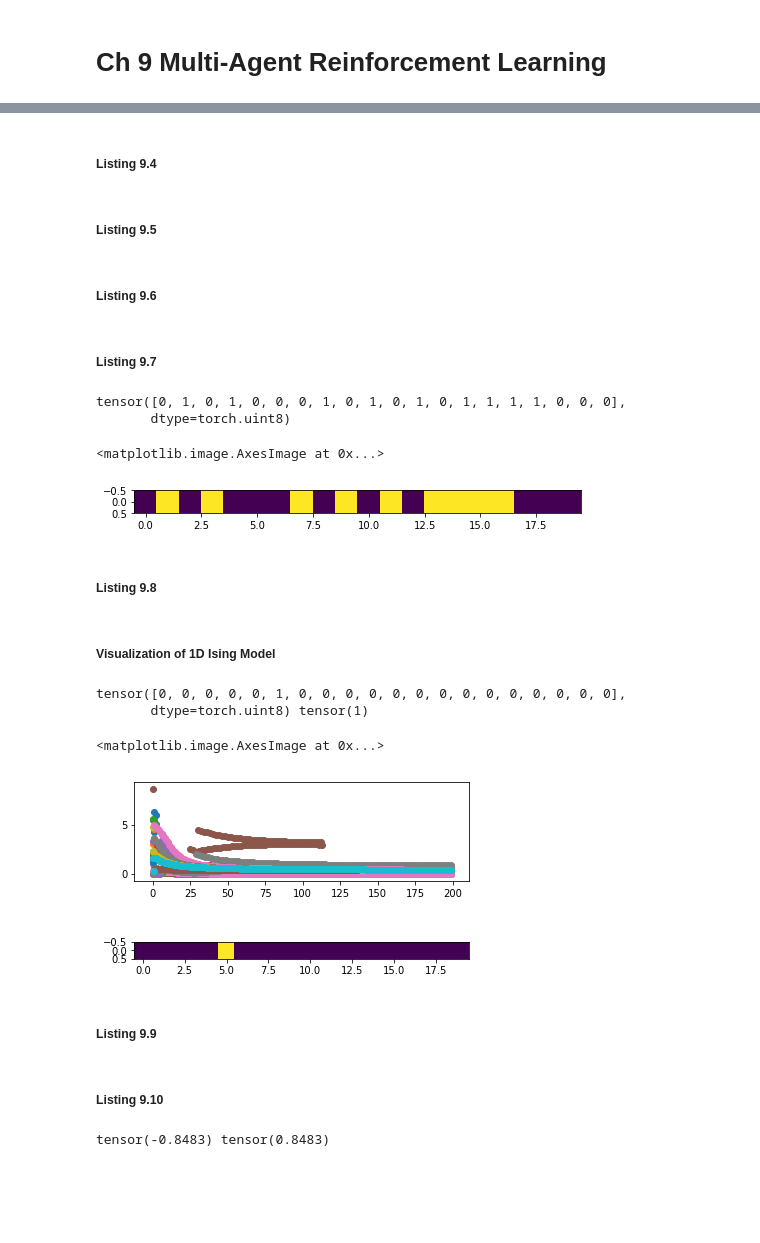
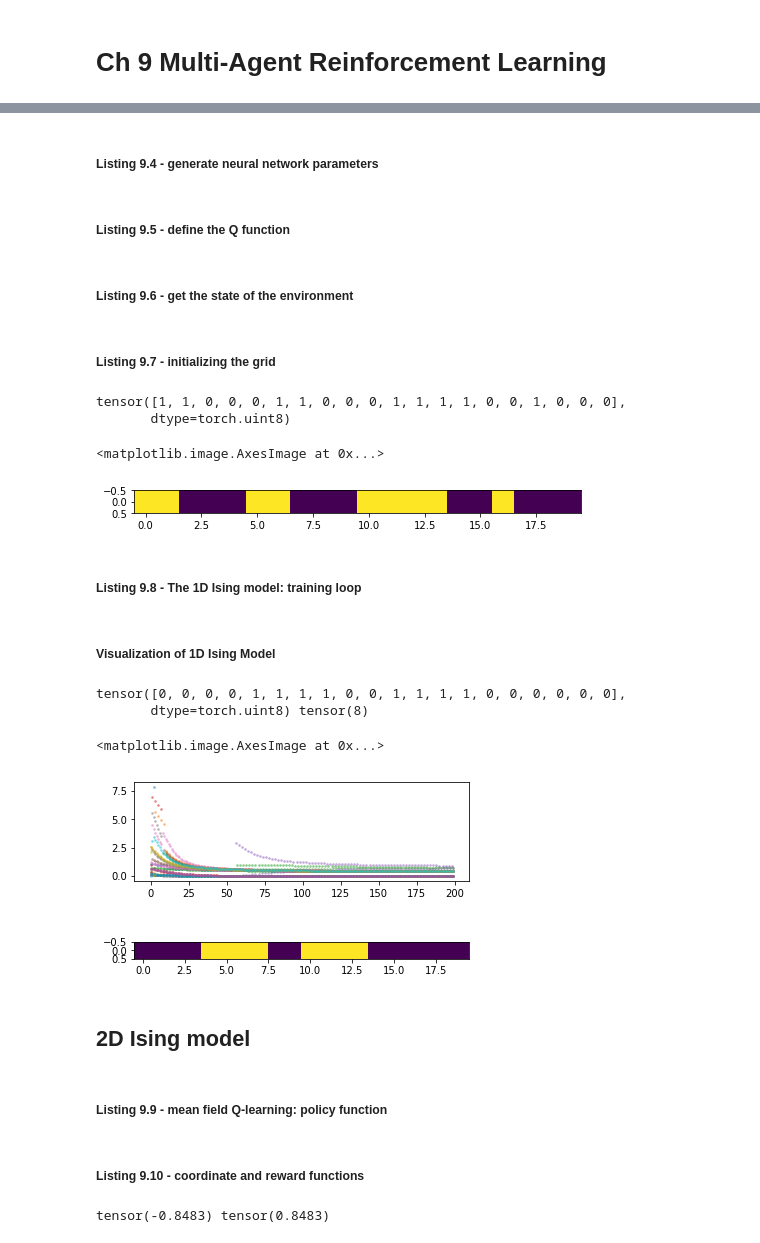
Before and after one commit to sungjinnam/DeepReinforcementLearningInAction, a Jupyter notebook: notebooks/Chapter 9/Ch9_book.ipynb, the cells around one changed output, grey strips where cells are left out. Saved outputs shown, nothing was run; the diff lists cells and outputs as text; code cells hidden in the pictures; blank space fills up the shorter version.

```diff
--- a/notebooks/Chapter 9/Ch9_book.ipynb
+++ b/notebooks/Chapter 9/Ch9_book.ipynb
@@ -21,3 +23,9 @@ def get_reward(s,a): #B
             r += 0.9
     r *= 2.
     return r
+# %%
+size = (20, )
+grid = init_grid(size=size)
+print(grid)
+
+plt.imshow(np.expand_dims(grid, 0))
@@ -24,3 +37,3 @@ def get_reward(s,a): #B
 # %% [markdown]
-##### Listing 9.4
+##### Listing 9.4 - generate neural network parameters
 # %%
@@ -32,5 +45,5 @@ def gen_params(N,size): #A
         ret.append(vec)
     return ret
 # %% [markdown]
-##### Listing 9.5
+##### Listing 9.5 - define the Q function
 # %%
@@ -48,4 +62,4 @@ def qfunc(s,theta,layers=[(4,20),(20,2)],afn=torch.tanh):
     return l2.flatten()
 # %% [markdown]
-##### Listing 9.6
+##### Listing 9.6 - get the state of the environment
 # %%
@@ -64,21 +78,21 @@ def joint_state(s): #C
     return ret
 # %% [markdown]
-##### Listing 9.7
+##### Listing 9.7 - initializing the grid
 # %%
 plt.figure(figsize=(8,5))
-size = (20,) #A
-hid_layer = 20 #B
-params = gen_params(size[0],4*hid_layer+hid_layer*2) #C
+size = (20,) #1: sets the total size of the grid
+hid_layer = 20 #2: sets the size of the hidden layer
+params = gen_params(size[0],4*hid_layer+hid_layer*2) #3: generates a list of parameter vectors
 grid = init_grid(size=size)
-grid_ = grid.clone() #D
+grid_ = grid.clone() #4: makes a clone of the grid
 print(grid)
 plt.imshow(np.expand_dims(grid,0))
 # %% [output]
-tensor([0, 1, 0, 1, 0, 0, 0, 1, 0, 1, 0, 1, 0, 1, 1, 1, 1, 0, 0, 0],
+tensor([1, 1, 0, 0, 0, 1, 1, 0, 0, 0, 1, 1, 1, 1, 0, 0, 1, 0, 0, 0],
        dtype=torch.uint8)
 <matplotlib.image.AxesImage at 0x...>
-[figure, old version]
+[figure, new version]
 # %% [markdown]
-##### Listing 9.8
+##### Listing 9.8 - The 1D Ising model: training loop
 # %%
 epochs = 200
@@ -111,14 +125,16 @@ for i in range(epochs):
 # %%
 fig,ax = plt.subplots(2,1)
 for i in range(size[0]):
-    ax[0].scatter(np.arange(len(losses[i])),losses[i])
+    ax[0].scatter(np.arange(len(losses[i])), losses[i], s=3, alpha=0.4)
 print(grid,grid.sum())
 ax[1].imshow(np.expand_dims(grid,0))
 # %% [output]
-tensor([0, 0, 0, 0, 0, 1, 0, 0, 0, 0, 0, 0, 0, 0, 0, 0, 0, 0, 0, 0],
-       dtype=torch.uint8) tensor(1)
+tensor([0, 0, 0, 0, 1, 1, 1, 1, 0, 0, 1, 1, 1, 1, 0, 0, 0, 0, 0, 0],
+       dtype=torch.uint8) tensor(8)
 <matplotlib.image.AxesImage at 0x...>
-[figure, old version]
+[figure, new version]
+# %% [markdown]
+## 2D Ising model
 # %% [markdown]
-##### Listing 9.9
+##### Listing 9.9 - mean field Q-learning: policy function
 # %%
@@ -131,4 +147,4 @@ def softmax_policy(qvals,temp=0.9): #C
     return action
 # %% [markdown]
-##### Listing 9.10
+##### Listing 9.10 - coordinate and reward functions
 # %%
```
Also changed, not shown: parts of 17 cells of this notebook.
